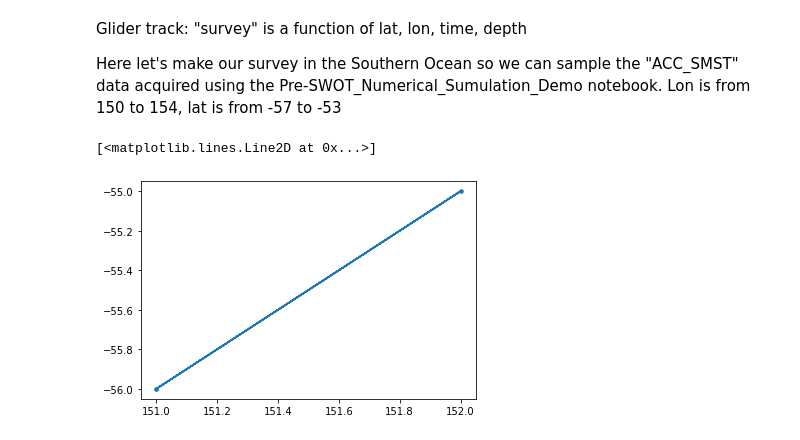
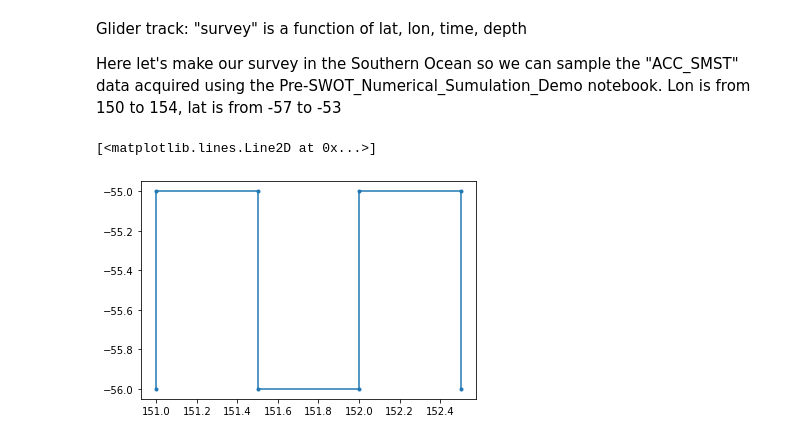
Before and after one commit to oceanhackweek/ohw21-proj-model-subsampling, a Jupyter notebook: make_trajectory.ipynb, the cells around one changed output. Saved outputs shown, nothing was run; the diff lists cells and outputs as text; code cells hidden in the pictures.

```diff
--- a/make_trajectory.ipynb
+++ b/make_trajectory.ipynb
@@ -18,45 +18,45 @@ def great_circle(lon1, lat1, lon2, lat2):
 # %%
 # --------- define sampling: change the values in this section -------
 SAMPLING_TYPE = 'glider' # uctd or glider ... could add others
-PATTERN = 'back-forth' # back-forth or lawnmower ... could add others
+PATTERN = 'lawnmower' # back-forth or lawnmower ... could add others
 survey_time_total = 30 * 86400 # if non-zero, limits the survey to a total time (NOTE: could make this optional)
 
 
 # typical speeds and depth ranges based on platform
 if SAMPLING_TYPE == 'uctd':
     # typical values for uctd sampling:
-    zrange = [5, 500] # depth range of profiles
+    zrange = [-5, -500] # depth range of profiles (down is negative)
     hspeed = 5 # platform horizontal speed in m/s
     vspeed = 1 # platform vertical (profile) speed in m/s (NOTE: may want different up/down speeds)
 
 elif SAMPLING_TYPE == 'glider':
     # typical values for glider sampling:
-    zrange = [1, 1000] # depth range of profiles
+    zrange = [-1, -1000] # depth range of profiles (down is negative)
     hspeed = 0.25 # platform horizontal speed in m/s
     vspeed = 0.25 # platform vertical (profile) speed in m/s  (NOTE: is this typical?)
 
 # define x & y waypoints and z range
 # xwaypoints & ywaypoints must have the same size
 if PATTERN == 'lawnmower':
     # "mow the lawn" pattern - define all waypoints
     xwaypoints = [151, 151, 151.5, 151.5, 152, 152, 152.5, 152.5]
     ywaypoints = [-56, -55,   -55,   -56, -56, -55, -55, -56]
 elif PATTERN == 'back-forth':
     # repeated back & forth transects - define the end-points
     xwaypoints = [151, 152]
     ywaypoints = [-56, -55]
     # repeat waypoints based on # of transects:
     dkm_per_transect = great_circle(xwaypoints[0], ywaypoints[0], xwaypoints[1], ywaypoints[1]) # distance of one transect in km
     t_per_transect = dkm_per_transect * 1000 / hspeed # time per transect, seconds
     num_transects = np.round(sample_time_total / t_per_transect)
     for n in np.arange(num_transects):
         xwaypoints = np.append(xwaypoints, xwaypoints[-2])
         ywaypoints = np.append(ywaypoints, ywaypoints[-2])
 
 plt.plot(xwaypoints, ywaypoints,'.-')
 # %% [output]
 [<matplotlib.lines.Line2D at 0x...>]
-[figure, old version]
+[figure, new version]
 # %%
 # time resolution of sampling (dt):
 # use the time between vertical measurements
```
Also changed, not shown: parts of 3 cells of this notebook.
